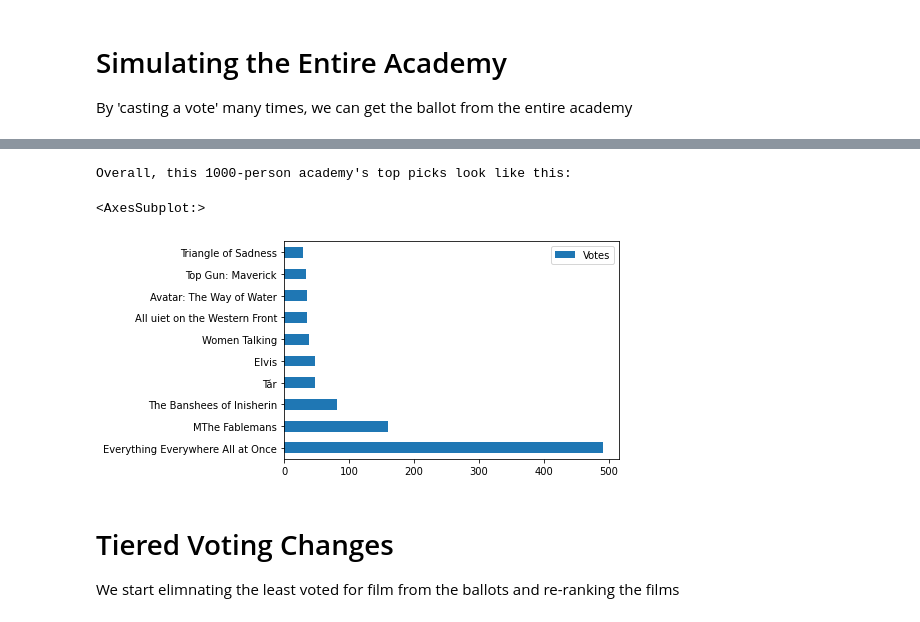
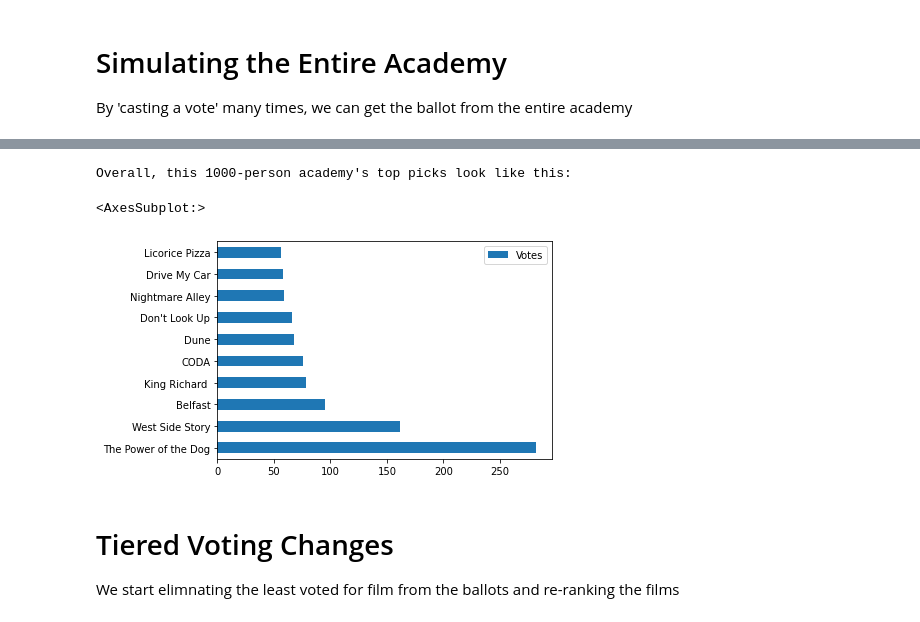
Before and after one commit to Aleksandra-dot/oscar_predictions, a Jupyter notebook: 3-machine_learning_preferential_ballot.ipynb, the cells around one changed output, grey strips where cells are left out. Saved outputs shown, nothing was run; the diff lists cells and outputs as text; code cells hidden in the pictures.

```diff
--- a/3-machine_learning_preferential_ballot.ipynb
+++ b/3-machine_learning_preferential_ballot.ipynb
@@ -12,0 +22,4 @@ full_table = pd.read_csv('./data/processed_results/osc_df')
+# %%
+full_table2 = pd.read_csv('./data/additional/processed_add.csv')
+full_table2=full_table2.drop('Unnamed: 0', axis=1)
+full_table2
@@ -12,0 +40,7 @@ full_table = pd.read_csv('./data/processed_results/osc_df')
+# %%
+merged_df = pd.merge(full_table, full_table2, on='wiki', how='inner')
+merged_df= merged_df.drop(['film_y', '[]', 'winner_y', 'year_y', 'index'], axis=1)
+merged_df = merged_df.rename(columns={'year_x': 'year'})
+merged_df = merged_df.rename(columns={'film_x': 'film'})
+merged_df = merged_df.rename(columns={'winner_x': 'winner'})
+merged_df.columns
@@ -23,12 +72,35 @@ training set contains: 181 movies
 Prediciting on: 10 movies
+# %%
+min_year = 1995 # This is the first year that all awards shows have occured
+# Training Set - Excluding 2019
+train = merged_df.loc[((merged_df['year'] < 2022) & (merged_df['year'] > min_year))]
+test_2022 = merged_df.loc[(merged_df['year'] == 2022)]
+
+print('training set contains:', train.shape[0], 'movies')
+print('Prediciting on:', test_2022.shape[0], 'movies')
 # %%
 # Identify predictors
 
 full_predictors = ['year','nom_gg_drama', 'winner_gg_drama', 'nom_gg_comedy', 'winner_gg_comedy',
        'nom_pga', 'winner_pga', 'nom_bafta', 'winner_bafta', 'nom_dga', 'winner_dga',
         'nom_sag', 'winner_sag', 'nom_cannes', 'winner_cannes','nominations']
+full_predictions2 = ['year', 'film', 'wiki', 'winner', 'nominations', 'Oscar_win',
+       'nom_gg_drama', 'winner_gg_drama', 'nom_gg_comedy', 'winner_gg_comedy',
+       'nom_pga', 'winner_pga', 'nom_bafta', 'winner_bafta', 'nom_dga',
+       'winner_dga', 'nom_sag', 'winner_sag', 'nom_cannes', 'winner_cannes',
+       'rating', 'numVotes', 'worldwide_box_office', 'Action', 'Adventure',
+       'Animation', 'Biography', 'Comedy', 'Crime', 'Documentary', 'Drama',
+       'Family', 'Fantasy', 'Film-Noir', 'Game-Show', 'History', 'Horror',
+       'Music', 'Musical', 'Mystery', 'News', 'Reality-TV', 'Romance',
+       'Sci-Fi', 'Short', 'Sport', 'Talk-Show', 'Thriller', 'War', 'Western',
+       'action', 'adventure', 'animation', 'biography', 'comedy', 'crime',
+       'documentary', 'drama', 'family', 'fantasy', 'film-noir', 'history',
+       'horror', 'music', 'musical', 'mystery', 'romance', 'sci-fi', 'sport',
+       'thriller', 'war', 'western']
+
 
 nominees = ['Everything Everywhere All at Once', 'All uiet on the Western Front', 'Avatar: The Way of Water', 'The Banshees of Inisherin', 'Elvis', 'The Fablemans', 'Tár', 'Top Gun: Maverick', 'Triangle of Sadness', 'Women Talking']
+nominees2 = ['CODA' ,'Belfast', 'Don\'t Look Up', 'Drive My Car', 'Dune', 'King Richard ','Licorice Pizza','Nightmare Alley', 'The Power of the Dog', 'West Side Story']
 # %%
 print(list(test_2022.film))
 # %% [output]
@@ -128,13 +199,13 @@ def tally_votes(voting_body, list_of_nominees):
 # %%
 n = 1000
 this_academy = simulate_voting_body(n, voter1, train, test_2022, full_predictors)
 print(f"Overall, this {n}-person academy's top picks look like this:")
-plot_df1 = tally_votes(this_academy, nominees)
+plot_df1 = tally_votes(this_academy, nominees2)
 plot_df1.plot(kind="barh")
 # %% [output]
 Overall, this 1000-person academy's top picks look like this:
 <AxesSubplot:>
-[figure, old version]
+[figure, new version]
 # %% [markdown]
 # Tiered Voting Changes
 We start elimnating the least voted for film from the ballots and re-ranking the films
```
Also changed, not shown: parts of 8 cells of this notebook, 2 other files.
